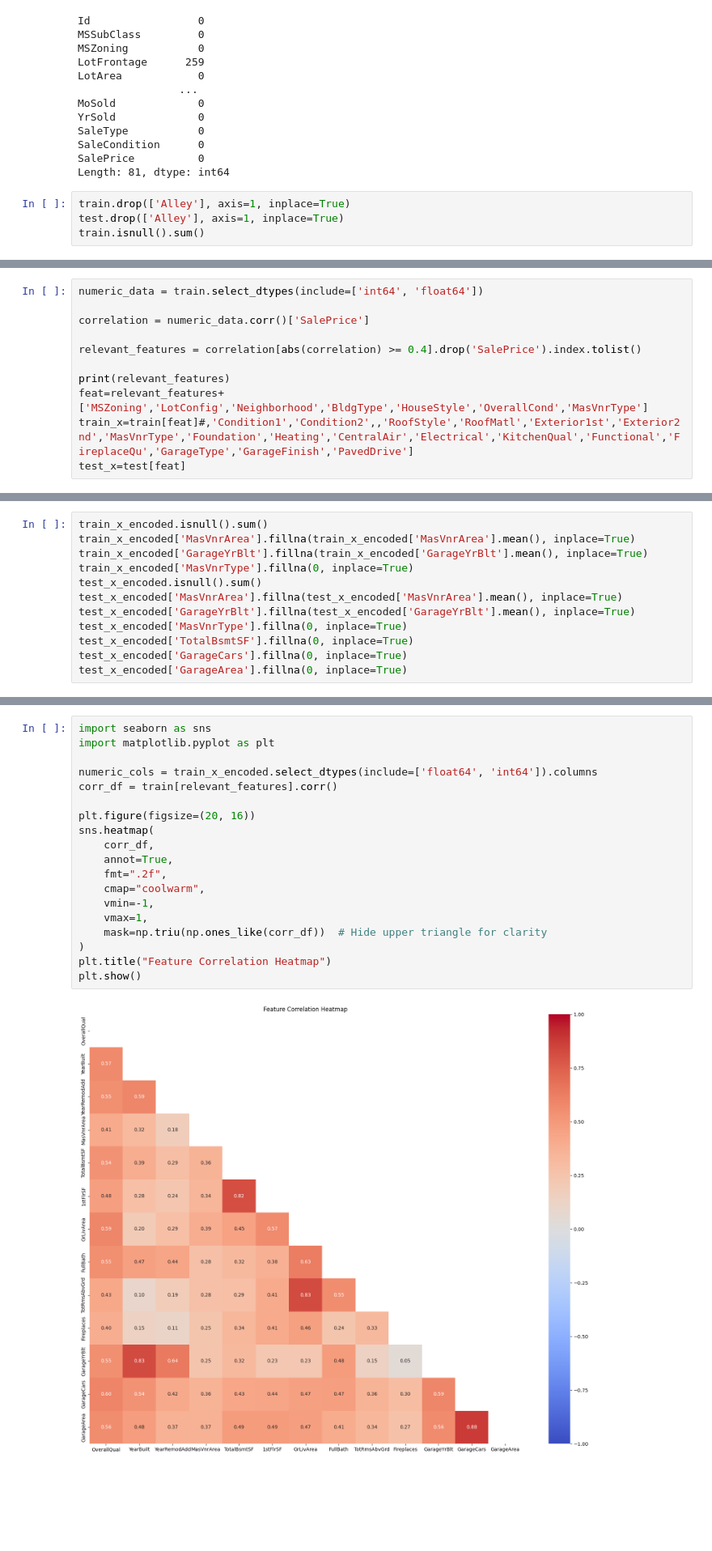
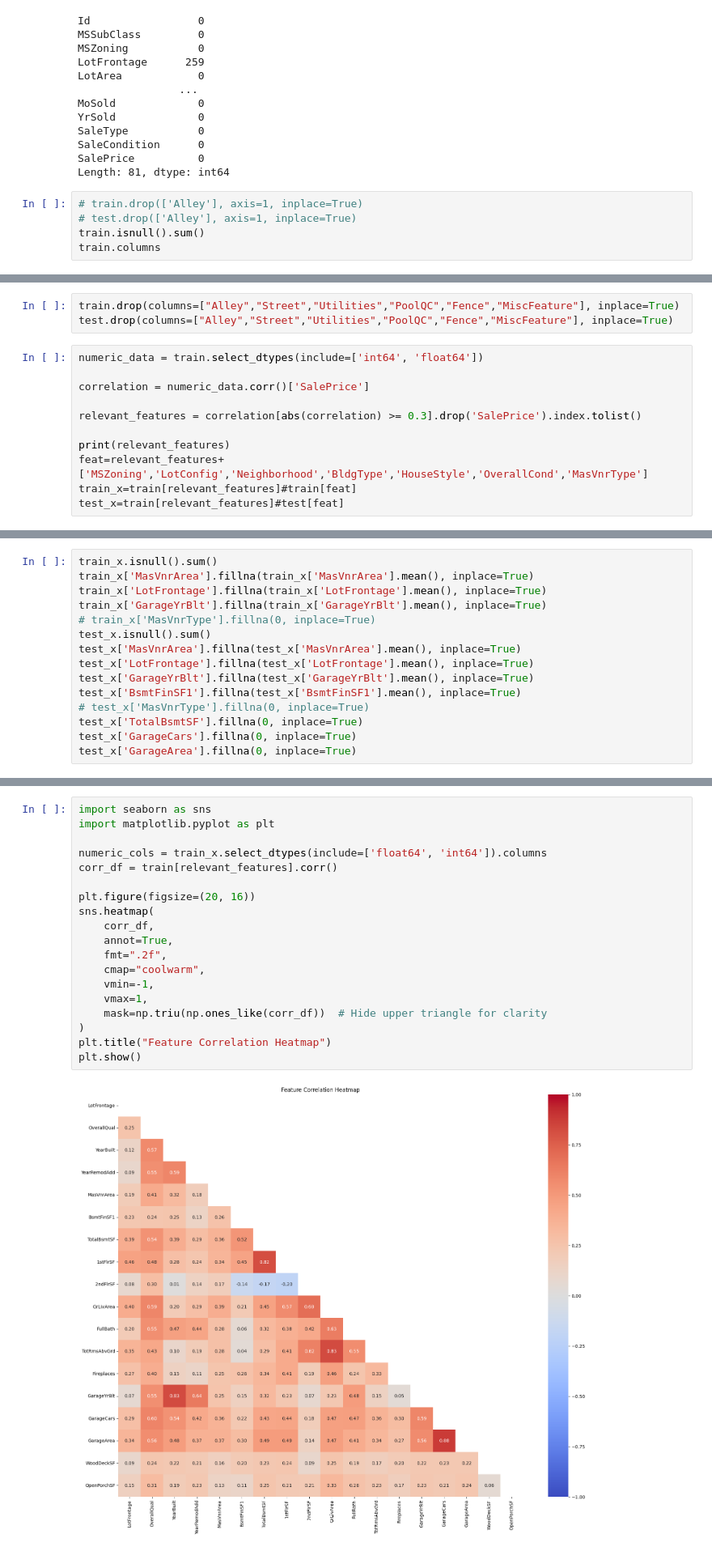
Before and after one commit to Zaid-Yasin-919/House_prices_kaggle, a Jupyter notebook: main.ipynb, the cells around one changed output, grey strips where cells are left out. Shown at 81% size. Cells and saved outputs as stored; diff of their text form; blank space fills up the shorter version.

```diff
--- a/main.ipynb
+++ b/main.ipynb
@@ -41,7 +41,8 @@ SaleCondition      0
 SalePrice          0
 Length: 81, dtype: int64
 # %%
-train.drop(['Alley'], axis=1, inplace=True)
-test.drop(['Alley'], axis=1, inplace=True)
+# train.drop(['Alley'], axis=1, inplace=True)
+# test.drop(['Alley'], axis=1, inplace=True)
 train.isnull().sum()
+train.columns
 # %% [output]
@@ -60,12 +67,15 @@ Length: 80, dtype: int64
+# %%
+train.drop(columns=["Alley","Street","Utilities","PoolQC","Fence","MiscFeature"], inplace=True)
+test.drop(columns=["Alley","Street","Utilities","PoolQC","Fence","MiscFeature"], inplace=True)
 # %%
 numeric_data = train.select_dtypes(include=['int64', 'float64'])
 
 correlation = numeric_data.corr()['SalePrice']
 
-relevant_features = correlation[abs(correlation) >= 0.4].drop('SalePrice').index.tolist()
+relevant_features = correlation[abs(correlation) >= 0.3].drop('SalePrice').index.tolist()
 
 print(relevant_features)
 feat=relevant_features+['MSZoning','LotConfig','Neighborhood','BldgType','HouseStyle','OverallCond','MasVnrType']
-train_x=train[feat]#,'Condition1','Condition2',,'RoofStyle','RoofMatl','Exterior1st','Exterior2nd','MasVnrType','Foundation','Heating','CentralAir','Electrical','KitchenQual','Functional','FireplaceQu','GarageType','GarageFinish','PavedDrive']
-test_x=test[feat]
+train_x=train[relevant_features]#train[feat]
+test_x=train[relevant_features]#test[feat]
 # %% [output]
@@ -116,15 +112,18 @@ train_x_encoded
 # %%
-train_x_encoded.isnull().sum()
-train_x_encoded['MasVnrArea'].fillna(train_x_encoded['MasVnrArea'].mean(), inplace=True)
-train_x_encoded['GarageYrBlt'].fillna(train_x_encoded['GarageYrBlt'].mean(), inplace=True)
-train_x_encoded['MasVnrType'].fillna(0, inplace=True)
-test_x_encoded.isnull().sum()
-test_x_encoded['MasVnrArea'].fillna(test_x_encoded['MasVnrArea'].mean(), inplace=True)
-test_x_encoded['GarageYrBlt'].fillna(test_x_encoded['GarageYrBlt'].mean(), inplace=True)
-test_x_encoded['MasVnrType'].fillna(0, inplace=True)
-test_x_encoded['TotalBsmtSF'].fillna(0, inplace=True)
-test_x_encoded['GarageCars'].fillna(0, inplace=True)
-test_x_encoded['GarageArea'].fillna(0, inplace=True)
+train_x.isnull().sum()
+train_x['MasVnrArea'].fillna(train_x['MasVnrArea'].mean(), inplace=True)
+train_x['LotFrontage'].fillna(train_x['LotFrontage'].mean(), inplace=True)
+train_x['GarageYrBlt'].fillna(train_x['GarageYrBlt'].mean(), inplace=True)
+# train_x['MasVnrType'].fillna(0, inplace=True)
+test_x.isnull().sum()
+test_x['MasVnrArea'].fillna(test_x['MasVnrArea'].mean(), inplace=True)
+test_x['LotFrontage'].fillna(test_x['LotFrontage'].mean(), inplace=True)
+test_x['GarageYrBlt'].fillna(test_x['GarageYrBlt'].mean(), inplace=True)
+test_x['BsmtFinSF1'].fillna(test_x['BsmtFinSF1'].mean(), inplace=True)
+# test_x['MasVnrType'].fillna(0, inplace=True)
+test_x['TotalBsmtSF'].fillna(0, inplace=True)
+test_x['GarageCars'].fillna(0, inplace=True)
+test_x['GarageArea'].fillna(0, inplace=True)
 # %% [output]
 The behavior will change in pandas 3.0. This inplace method will never work because the intermediate object on which we are setting values always behaves as a copy.
 
@@ -146,22 +167,22 @@ For example, when doing 'df[col].method(value, inplace=True)', try using 'df.met
 # %%
 import seaborn as sns
 import matplotlib.pyplot as plt
 
-numeric_cols = train_x_encoded.select_dtypes(include=['float64', 'int64']).columns
+numeric_cols = train_x.select_dtypes(include=['float64', 'int64']).columns
 corr_df = train[relevant_features].corr()
 
 plt.figure(figsize=(20, 16))
 sns.heatmap(
     corr_df,
     annot=True,
     fmt=".2f",
     cmap="coolwarm",
     vmin=-1,
     vmax=1,
     mask=np.triu(np.ones_like(corr_df))  # Hide upper triangle for clarity
 )
 plt.title("Feature Correlation Heatmap")
 plt.show()
 # %% [output]
-[figure, old version]
+[figure, new version]
 # %%
```
Also changed, not shown: parts of 10 cells of this notebook, 2 other files.
